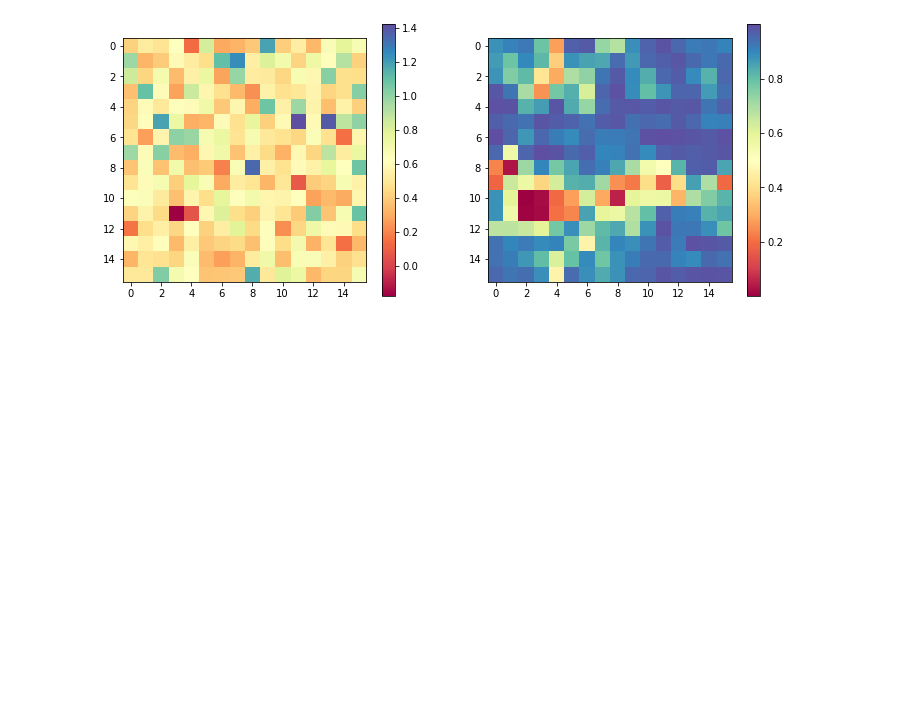
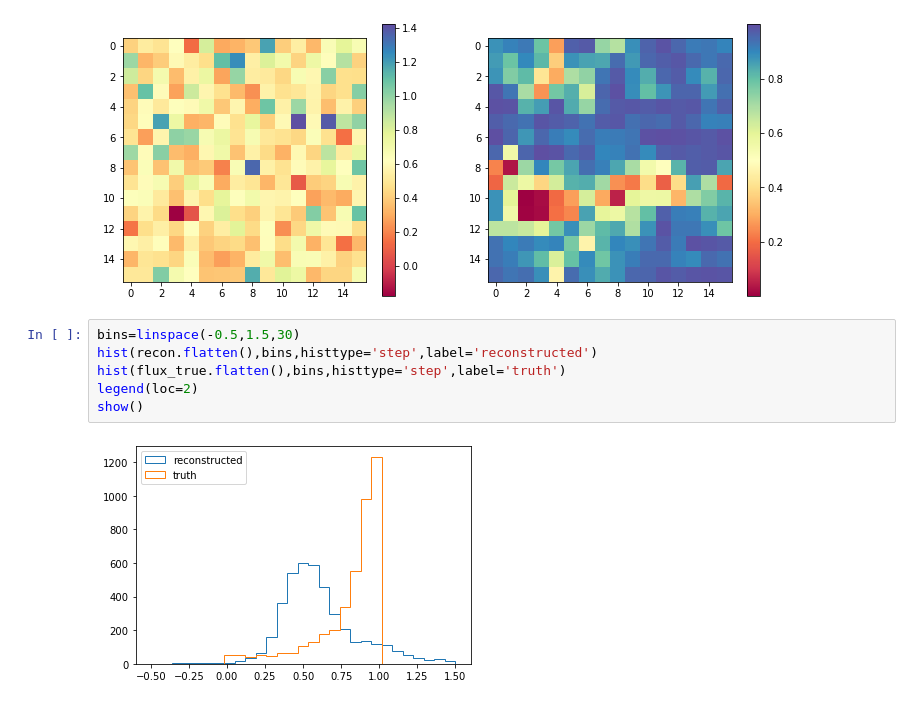
Before and after one commit to lizihao1008/Spectra, a Jupyter notebook: Optimization.ipynb, the cells around one changed output. Saved outputs shown, nothing was run; the diff lists cells and outputs as text; blank space fills up the shorter version.

```diff
--- a/Optimization.ipynb
+++ b/Optimization.ipynb
@@ -136,3 +136,11 @@ colorbar(im1,ax=ax[0])
 # %% [output]
 <matplotlib.colorbar.Colorbar at 0x...>
 [figure]
+# %%
+bins=linspace(-0.5,1.5,30)
+hist(recon.flatten(),bins,histtype='step',label='reconstructed')
+hist(flux_true.flatten(),bins,histtype='step',label='truth')
+legend(loc=2)
+show()
+# %% [output]
+[figure, added]
```
